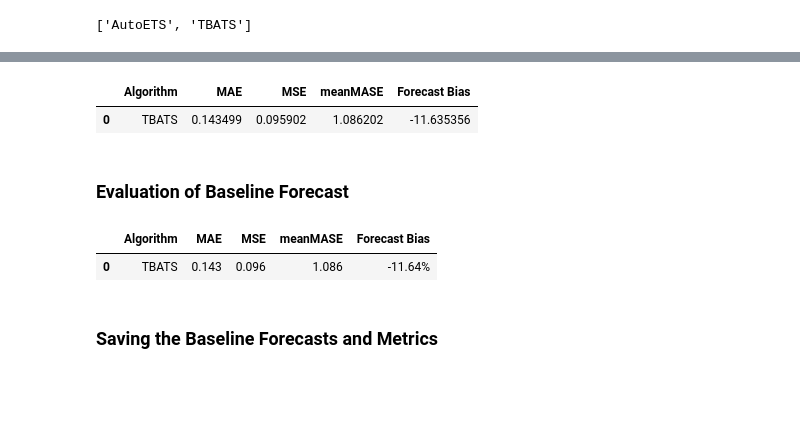
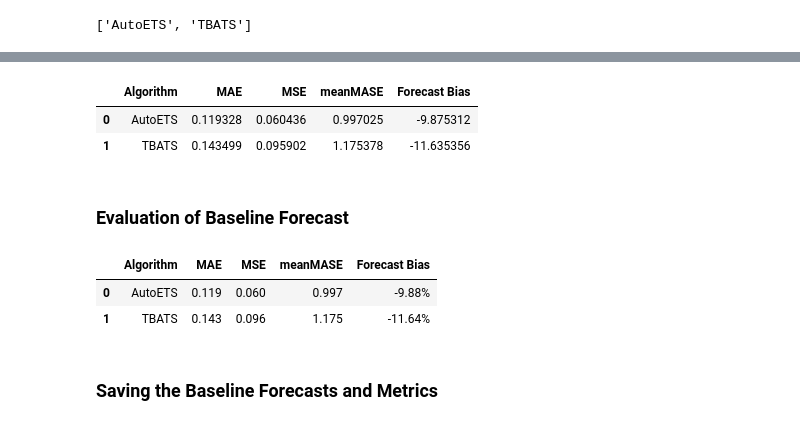
Before and after one commit to PacktPublishing/Modern-Time-Series-Forecasting-with-Python-2E, a Jupyter notebook: notebooks/Chapter04/02-Baseline Forecasts using NIXTLA.ipynb, the cells around one changed output, grey strips where cells are left out. Cells and saved outputs as stored; diff of their text form; code cells hidden in the pictures; blank space fills up the shorter version.

```diff
--- a/notebooks/Chapter04/02-Baseline Forecasts using NIXTLA.ipynb
+++ b/notebooks/Chapter04/02-Baseline Forecasts using NIXTLA.ipynb
@@ -960,27 +996,29 @@ validation_models_names
 # %%
 from datasetsforecast.losses import *
 
-agg_test_metrics= {}
+agg_test_metrics = []  # Initialize an empty list to store the metrics dictionaries
 
 for model in validation_models_names:
-
     actual_series = baseline_test_pred_df['energy_consumption'].values
     pred_series = baseline_test_pred_df[model].values
 
-    agg_test_metrics = {
+    # Create a dictionary for the current model's metrics
+    agg_test_metrics1 = {
         "Algorithm": model,
         "MAE": mae(actual_series, pred_series),
         "MSE": mse(actual_series, pred_series),
-        "meanMASE": baseline_test_metrics_df.mase.mean(),
-        "Forecast Bias": forecast_bias(baseline_test_pred_df['energy_consumption'].values,  baseline_test_pred_df[model].values),
+        "meanMASE": baseline_test_metrics_df[baseline_test_metrics_df.Algorithm == model].mase.mean(),
+        "Forecast Bias": forecast_bias(actual_series, pred_series),
     }
-    agg_test_metrics.update(agg_test_metrics)
 
-agg_test_metrics_df = pd.DataFrame([agg_test_metrics])
+    # Append the dictionary to the list
+    agg_test_metrics.append(agg_test_metrics1)
+agg_test_metrics_df = pd.DataFrame(agg_test_metrics)
 agg_test_metrics_df
 # %% [output]
 |  | Algorithm | MAE | MSE | meanMASE | Forecast Bias |
-| 0 | TBATS | 0.143499 | 0.095902 | 1.086202 | -11.635356 |
+| 0 | AutoETS | 0.119328 | 0.060436 | 0.997025 | -9.875312 |
+| 1 | TBATS | 0.143499 | 0.095902 | 1.175378 | -11.635356 |
 # %% [markdown]
 ### Evaluation of Baseline Forecast
 # %%
@@ -990,7 +1028,8 @@ display(agg_test_metrics_df.style.format({"MAE": "{:.3f}",
                           "Forecast Bias": "{:.2f}%"}).highlight_min(color='lightgreen', subset=["MAE","MSE","meanMASE"]))
 # %% [output]
 |  | Algorithm | MAE | MSE | meanMASE | Forecast Bias |
-| 0 | TBATS | 0.143 | 0.096 | 1.086 | -11.64% |
+| 0 | AutoETS | 0.119 | 0.060 | 0.997 | -9.88% |
+| 1 | TBATS | 0.143 | 0.096 | 1.175 | -11.64% |
 # %%
 fig = px.histogram(baseline_test_metrics_df,
                    x="mase",
```
Also changed, not shown: parts of 36 cells of this notebook, 1 other file.
